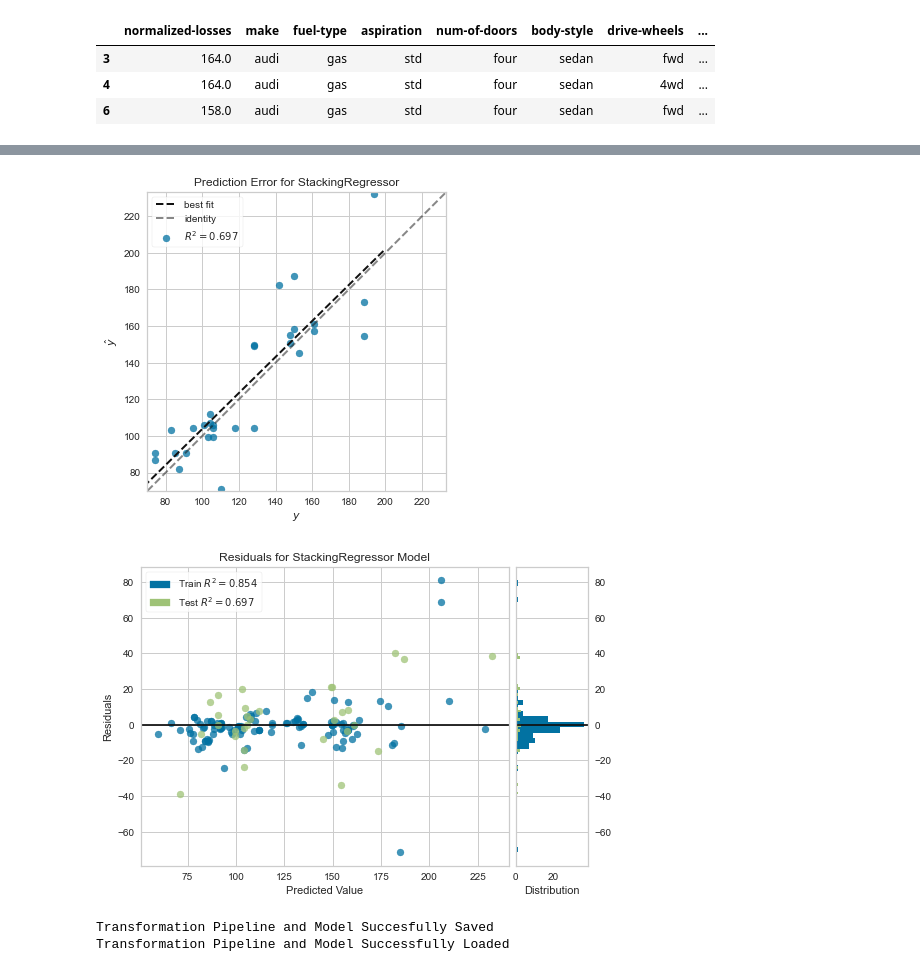
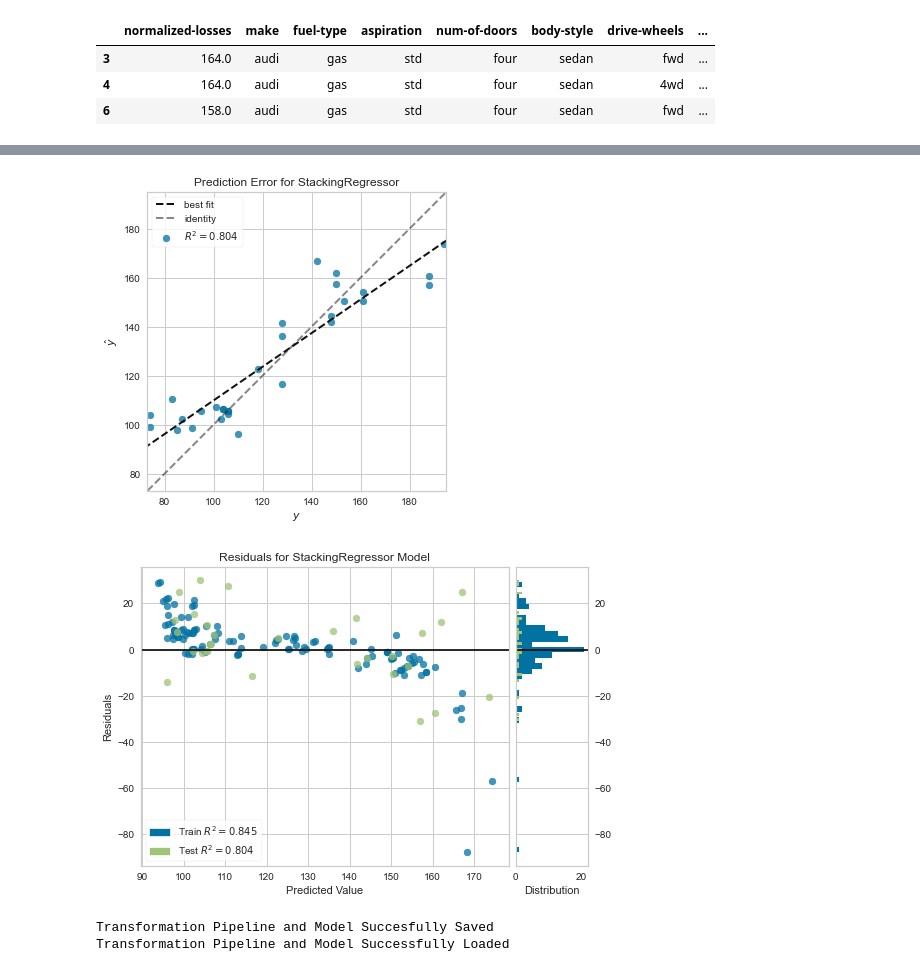
Before and after one commit to sekR4/Automobile, a Jupyter notebook: draft.ipynb, the cells around one changed output, grey strips where cells are left out. Drawn from its saved outputs; the diff is of its cells as text; code cells hidden in the pictures.

Commit message:
tuned model (overfitting)

```diff
--- a/draft.ipynb
+++ b/draft.ipynb
@@ -163,0 +159,8 @@ stacker = stack_models(estimator_list = top3[1:], meta_model = top3[0],
+# %%
+tuned_best_model_optuna = tune_model(
+    stacker,
+    search_library="tune-sklearn",
+    search_algorithm="optuna",
+    n_iter=3,
+    optimize = "MSE"
+)
@@ -164,11 +181,11 @@ stacker = stack_models(estimator_list = top3[1:], meta_model = top3[0],
 # %%
-plot_model(stacker, 'error')
+plot_model(tuned_best_model_optuna, 'error')
 # %% [output]
-[figure, old version]
+[figure, new version]
 # %%
-plot_model(stacker, 'residuals')
+plot_model(tuned_best_model_optuna, 'residuals')
 # %% [output]
-[figure, old version]
+[figure, new version]
 # %%
 save_model(stacker, "stacked_regressior_01")
 loaded_model = load_model("stacked_regressior_01")
```
Also changed, not shown: parts of 23 cells of this notebook, 7 other files.
